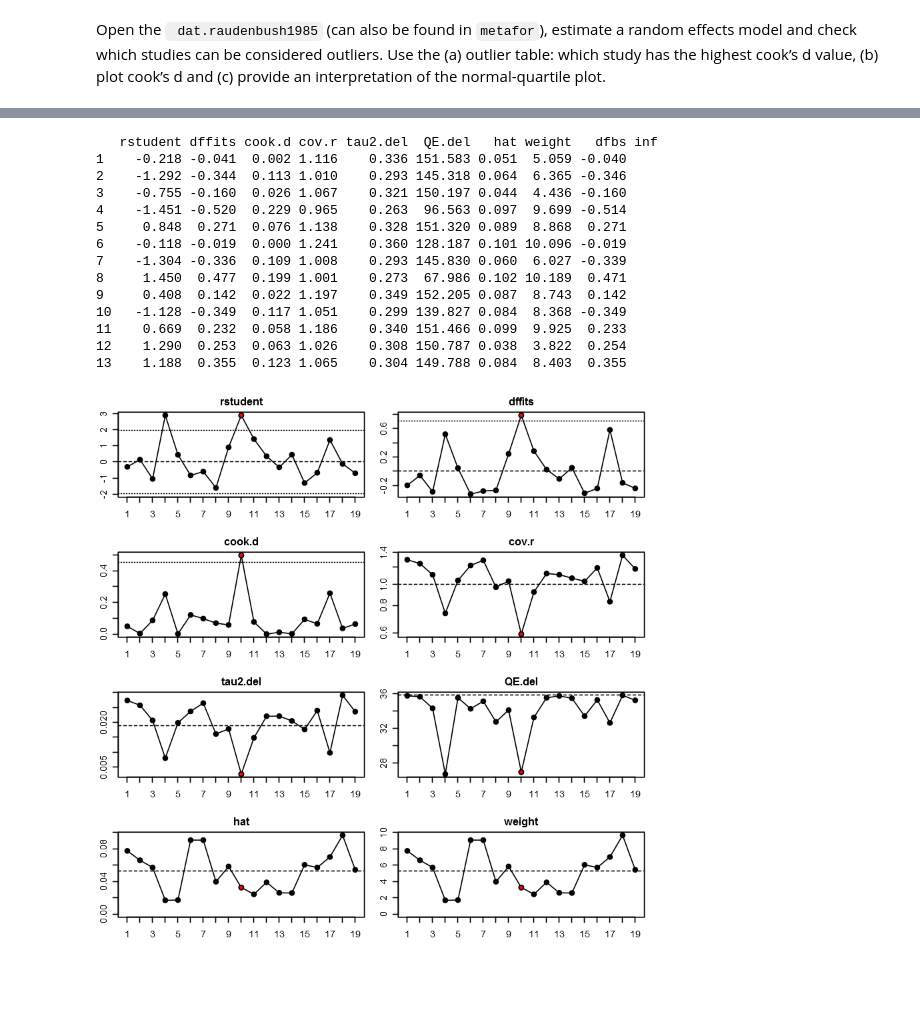
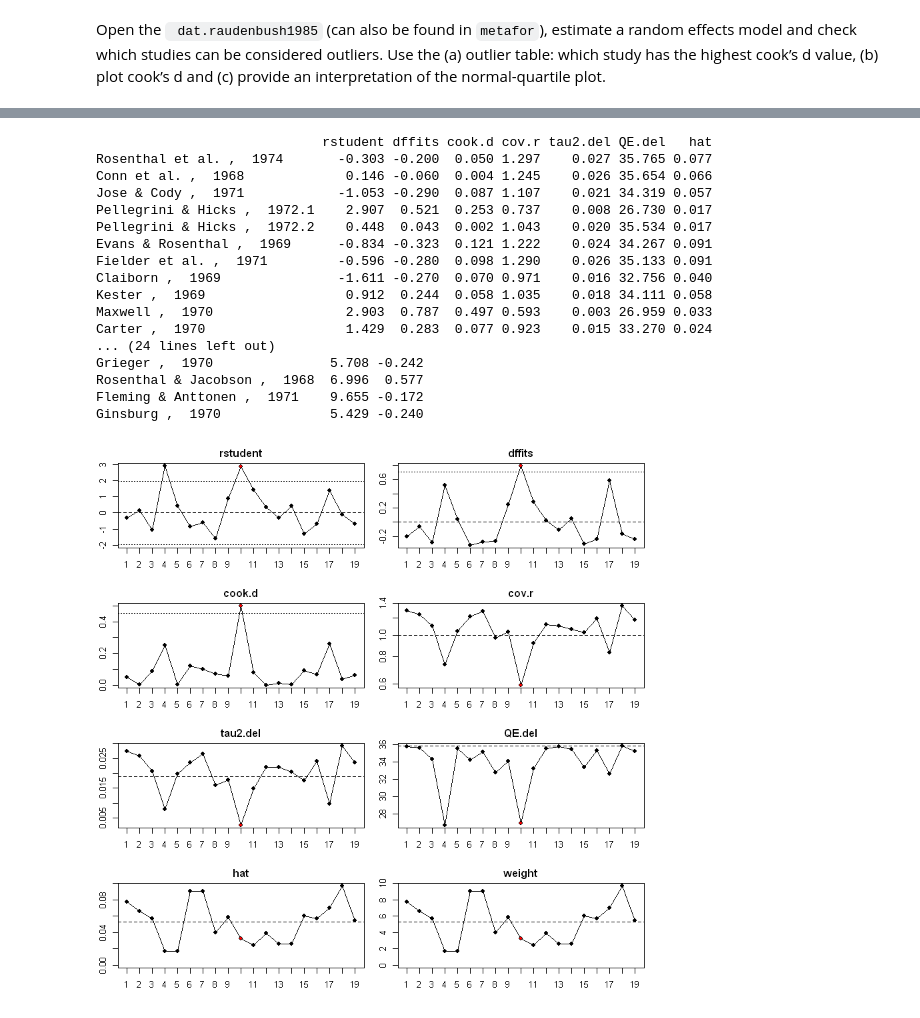
Before and after one commit to berndweiss/gesis-meta-analysis-2018, a Jupyter notebook: notebooks/solutions/4-2_exercise_slvd.ipynb, the cells around one changed output, grey strips where cells are left out. Drawn from its saved outputs; the diff is of its cells as text; code cells hidden in the pictures; blank space fills up the shorter version.

```diff
--- a/notebooks/solutions/4-2_exercise_slvd.ipynb
+++ b/notebooks/solutions/4-2_exercise_slvd.ipynb
@@ -102,29 +90,37 @@ Signif. codes:  0 '***' 0.001 '**' 0.01 '*' 0.05 '.' 0.1 ' ' 1
 # %%
 ## Solution.
 ### estimate influence diagnostics
-inf_rb <- influence(res_rb)
+inf <- influence(res)
 inf
 # %% [output]
-   rstudent dffits cook.d cov.r tau2.del  QE.del   hat weight   dfbs inf
-1    -0.218 -0.041  0.002 1.116    0.336 151.583 0.051  5.059 -0.040
-2    -1.292 -0.344  0.113 1.010    0.293 145.318 0.064  6.365 -0.346
-3    -0.755 -0.160  0.026 1.067    0.321 150.197 0.044  4.436 -0.160
-4    -1.451 -0.520  0.229 0.965    0.263  96.563 0.097  9.699 -0.514
-5     0.848  0.271  0.076 1.138    0.328 151.320 0.089  8.868  0.271
-6    -0.118 -0.019  0.000 1.241    0.360 128.187 0.101 10.096 -0.019
-7    -1.304 -0.336  0.109 1.008    0.293 145.830 0.060  6.027 -0.339
-8     1.450  0.477  0.199 1.001    0.273  67.986 0.102 10.189  0.471
-9     0.408  0.142  0.022 1.197    0.349 152.205 0.087  8.743  0.142
-10   -1.128 -0.349  0.117 1.051    0.299 139.827 0.084  8.368 -0.349
-11    0.669  0.232  0.058 1.186    0.340 151.466 0.099  9.925  0.233
-12    1.290  0.253  0.063 1.026    0.308 150.787 0.038  3.822  0.254
-13    1.188  0.355  0.123 1.065    0.304 149.788 0.084  8.403  0.355
+                             rstudent dffits cook.d cov.r tau2.del QE.del   hat
+Rosenthal et al. ,  1974       -0.303 -0.200  0.050 1.297    0.027 35.765 0.077
+Conn et al. ,  1968             0.146 -0.060  0.004 1.245    0.026 35.654 0.066
+Jose & Cody ,  1971            -1.053 -0.290  0.087 1.107    0.021 34.319 0.057
+Pellegrini & Hicks ,  1972.1    2.907  0.521  0.253 0.737    0.008 26.730 0.017
+Pellegrini & Hicks ,  1972.2    0.448  0.043  0.002 1.043    0.020 35.534 0.017
+Evans & Rosenthal ,  1969      -0.834 -0.323  0.121 1.222    0.024 34.267 0.091
+Fielder et al. ,  1971         -0.596 -0.280  0.098 1.290    0.026 35.133 0.091
+Claiborn ,  1969               -1.611 -0.270  0.070 0.971    0.016 32.756 0.040
+Kester ,  1969                  0.912  0.244  0.058 1.035    0.018 34.111 0.058
+Maxwell ,  1970                 2.903  0.787  0.497 0.593    0.003 26.959 0.033
+Carter ,  1970                  1.429  0.283  0.077 0.923    0.015 33.270 0.024
+... (24 lines left out)
+Grieger ,  1970               5.708 -0.242
+Rosenthal & Jacobson ,  1968  6.996  0.577
+Fleming & Anttonen ,  1971    9.655 -0.172
+Ginsburg ,  1970              5.429 -0.240
-# %%
-## Solution.
-### plot the influence diagnostics
-plot(inf_rb)
-# %% [output]
-[figure, removed]
+# %%
+## Solution.
+### plot the influence diagnostics
+plot(inf)
+
+#### Interpretation#####
+# Studentized residual: Rule of thumb should not be larger than 3 -> study 4 and 10 are prob outliers
+# cook's d : shouldn't be 3 times larger than mean -> study 10 is an outlier
+# we should exclude study 10
+# %% [output]
+[figure, added]
 # %%
 ## Solution.
 ## Normal Quantile Plot: Plotting the quartiles of the effect size distribution against
```
Also changed, not shown: parts of 2 cells of this notebook, 8 other files.
